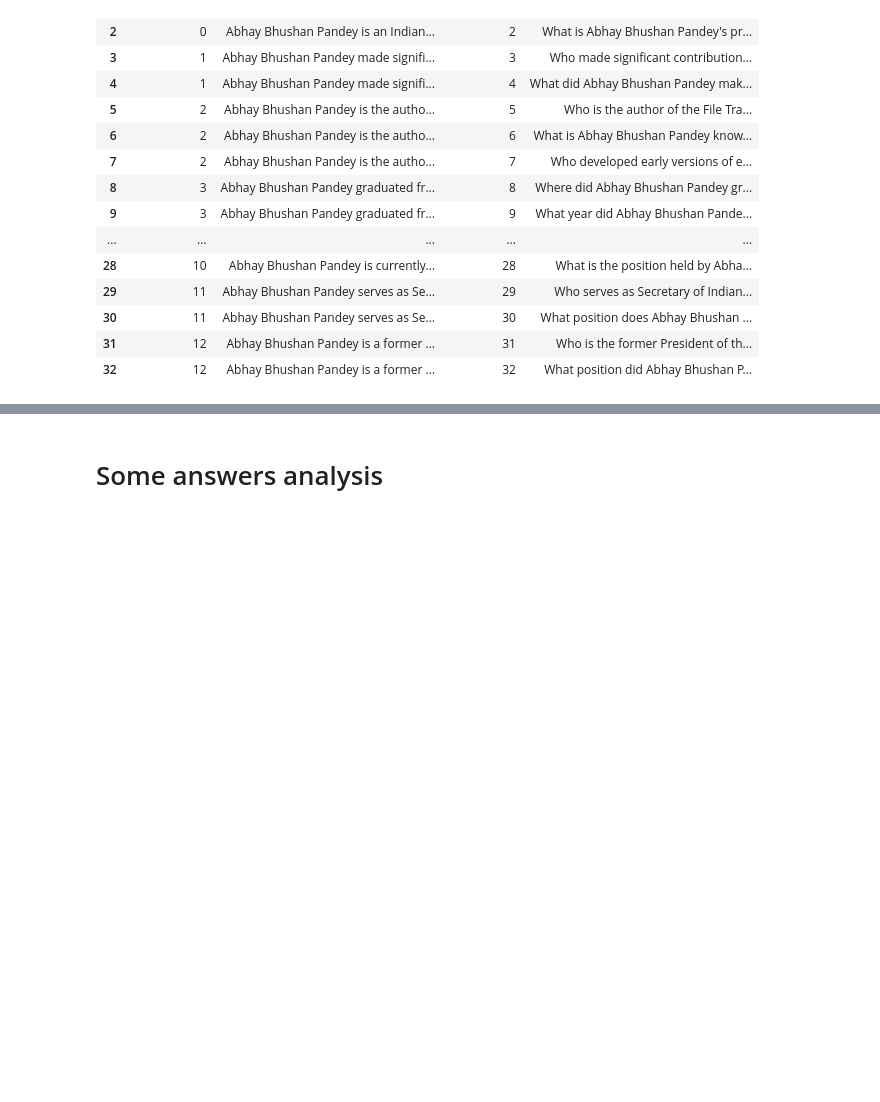
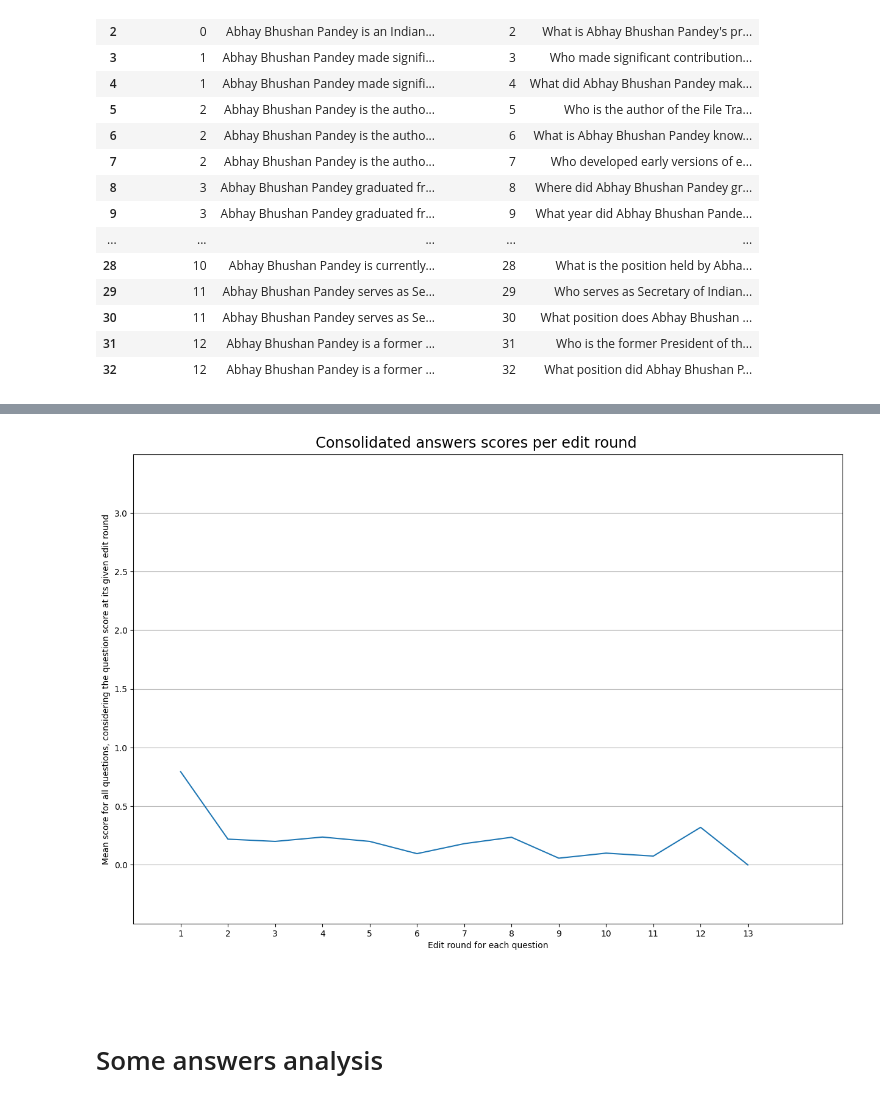
Before and after one commit to eduseiti/llm_editing_evaluation, a Jupyter notebook: factual_associations/plot_3_step_results.ipynb, the cells around one changed output, grey strips where cells are left out. Cells and saved outputs as stored; diff of their text form; code cells hidden in the pictures; blank space fills up the shorter version.

```diff
--- a/factual_associations/plot_3_step_results.ipynb
+++ b/factual_associations/plot_3_step_results.ipynb
@@ -353,0 +747,7 @@ pd.DataFrame(questions)
+# %%
+all_scores_mean=[]
+
+for key, value in edit_round_question_scores.items():
+    print("{} = {}".format(key, np.mean(value)))
+
+    all_scores_mean.append(np.mean(value))
@@ -354,3 +784,33 @@ pd.DataFrame(questions)
+# %%
+fig = plt.figure(figsize=[15, 10])
+
+fig.suptitle("Consolidated answers scores per edit round", y=0.91, fontsize='xx-large')
+
+plt.grid(axis='y')
+
+width = 0.9
+indices = np.arange(rag_results['phi_scores_df'].shape[0]) * 4
+
+plt.plot(range(0, 13), all_scores_mean)
+
+ax = plt.gca()
+
+ax.set_xlim((-1, 14))
+ax.set_ylim((-0.5, 3.5))
+
+ax.set_xticks(range(0, 13), labels=range(1, 14))
+ax.set_yticks(np.arange(0, 3.5, 0.5), labels=np.arange(0.0, 3.5, 0.5))
+
+plt.xlabel("Edit round for each question")
+plt.ylabel("Mean score for all questions, considering the question score at its given edit round")
+
+plt.savefig("data/consolidated_score_per_question_edit_round_20240630.png")
+
+plt.show()
+# %% [output]
+[figure, added]
+# %% [markdown]
+#####
 # %% [markdown]
 # Some answers analysis
 # %%
```
Also changed, not shown: parts of 16 cells of this notebook.
